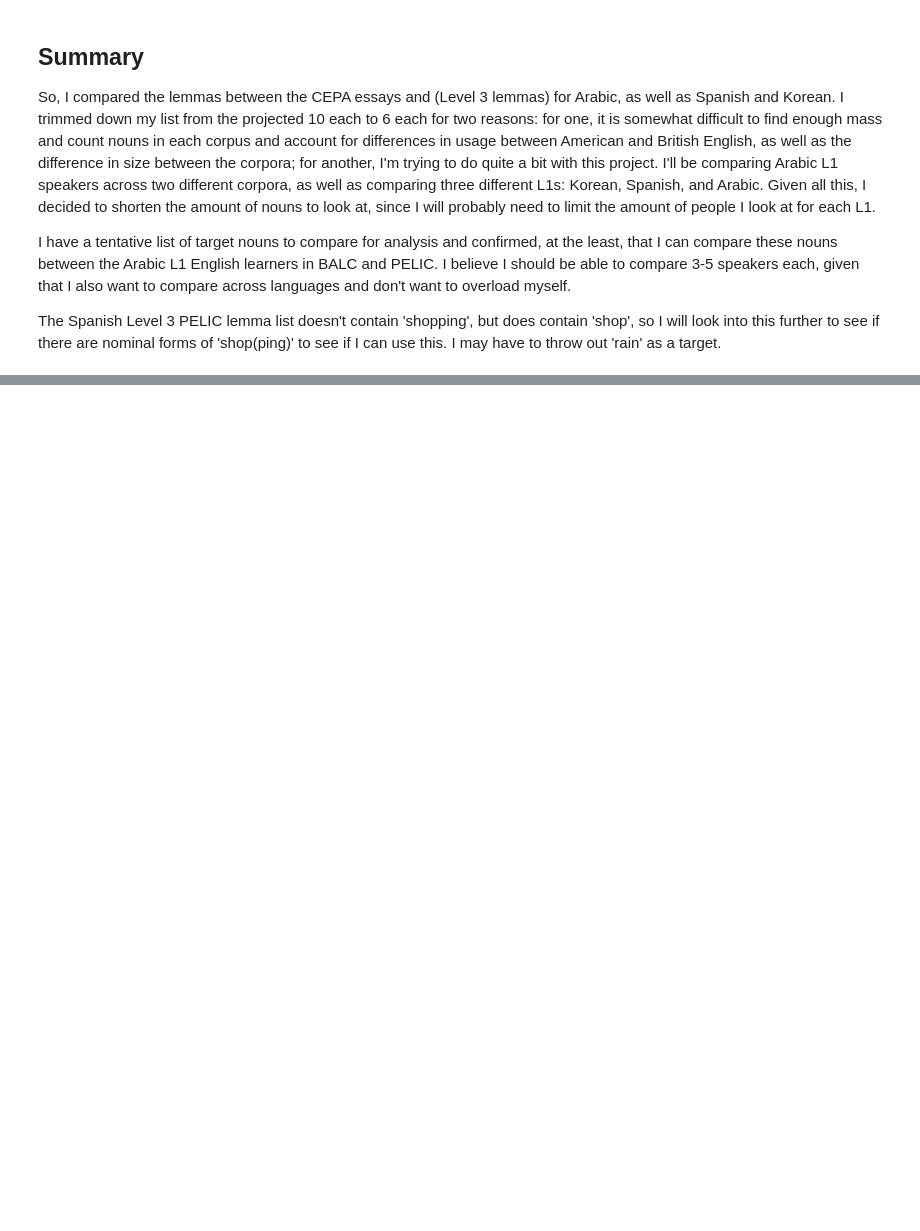
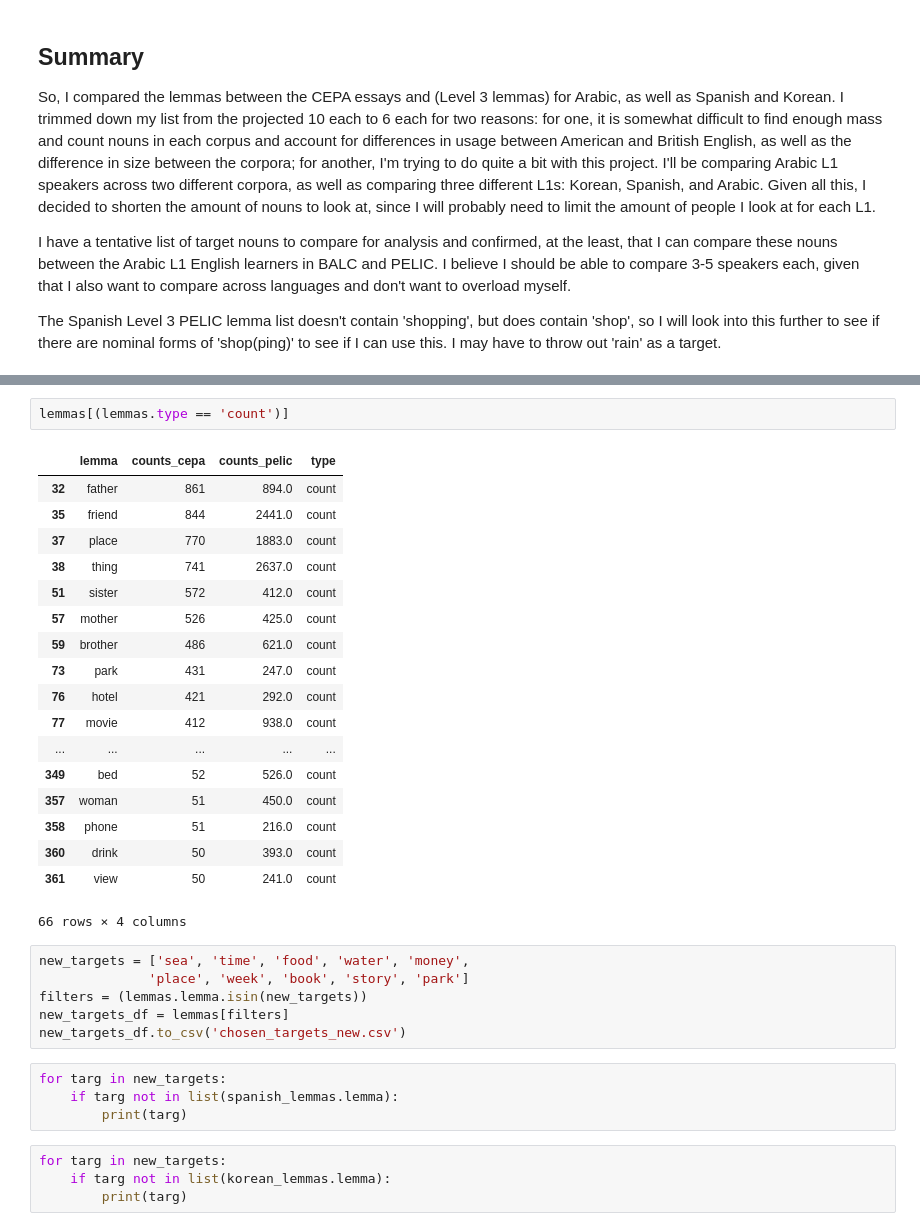
Before and after one commit to Data-Science-for-Linguists-2019/ESL-Article-Acquisition, a Jupyter notebook: exploratory-analysis/prep_data_analysis.ipynb, the cells around one changed output, grey strips where cells are left out. Cells and saved outputs as stored; diff of their text form; blank space fills up the shorter version.

```diff
--- a/exploratory-analysis/prep_data_analysis.ipynb
+++ b/exploratory-analysis/prep_data_analysis.ipynb
@@ -563,0 +537,35 @@ The Spanish Level 3 PELIC lemma list doesn't contain 'shopping', but does contai
+# %%
+lemmas[(lemmas.type == 'count')]
+# %% [output]
+|  | lemma | counts_cepa | counts_pelic | type |
+| 32 | father | 861 | 894.0 | count |
+| 35 | friend | 844 | 2441.0 | count |
+| 37 | place | 770 | 1883.0 | count |
+| 38 | thing | 741 | 2637.0 | count |
+| 51 | sister | 572 | 412.0 | count |
+| 57 | mother | 526 | 425.0 | count |
+| 59 | brother | 486 | 621.0 | count |
+| 73 | park | 431 | 247.0 | count |
+| 76 | hotel | 421 | 292.0 | count |
+| 77 | movie | 412 | 938.0 | count |
+| ... | ... | ... | ... | ... |
+| 349 | bed | 52 | 526.0 | count |
+| 357 | woman | 51 | 450.0 | count |
+| 358 | phone | 51 | 216.0 | count |
+| 360 | drink | 50 | 393.0 | count |
+| 361 | view | 50 | 241.0 | count |
+66 rows × 4 columns
+# %%
+new_targets = ['sea', 'time', 'food', 'water', 'money',
+              'place', 'week', 'book', 'story', 'park']
+filters = (lemmas.lemma.isin(new_targets))
+new_targets_df = lemmas[filters]
+new_targets_df.to_csv('chosen_targets_new.csv')
+# %%
+for targ in new_targets:
+    if targ not in list(spanish_lemmas.lemma):
+        print(targ)
+# %%
+for targ in new_targets:
+    if targ not in list(korean_lemmas.lemma):
+        print(targ)
```
Also changed, not shown: parts of 73 cells of this notebook.
